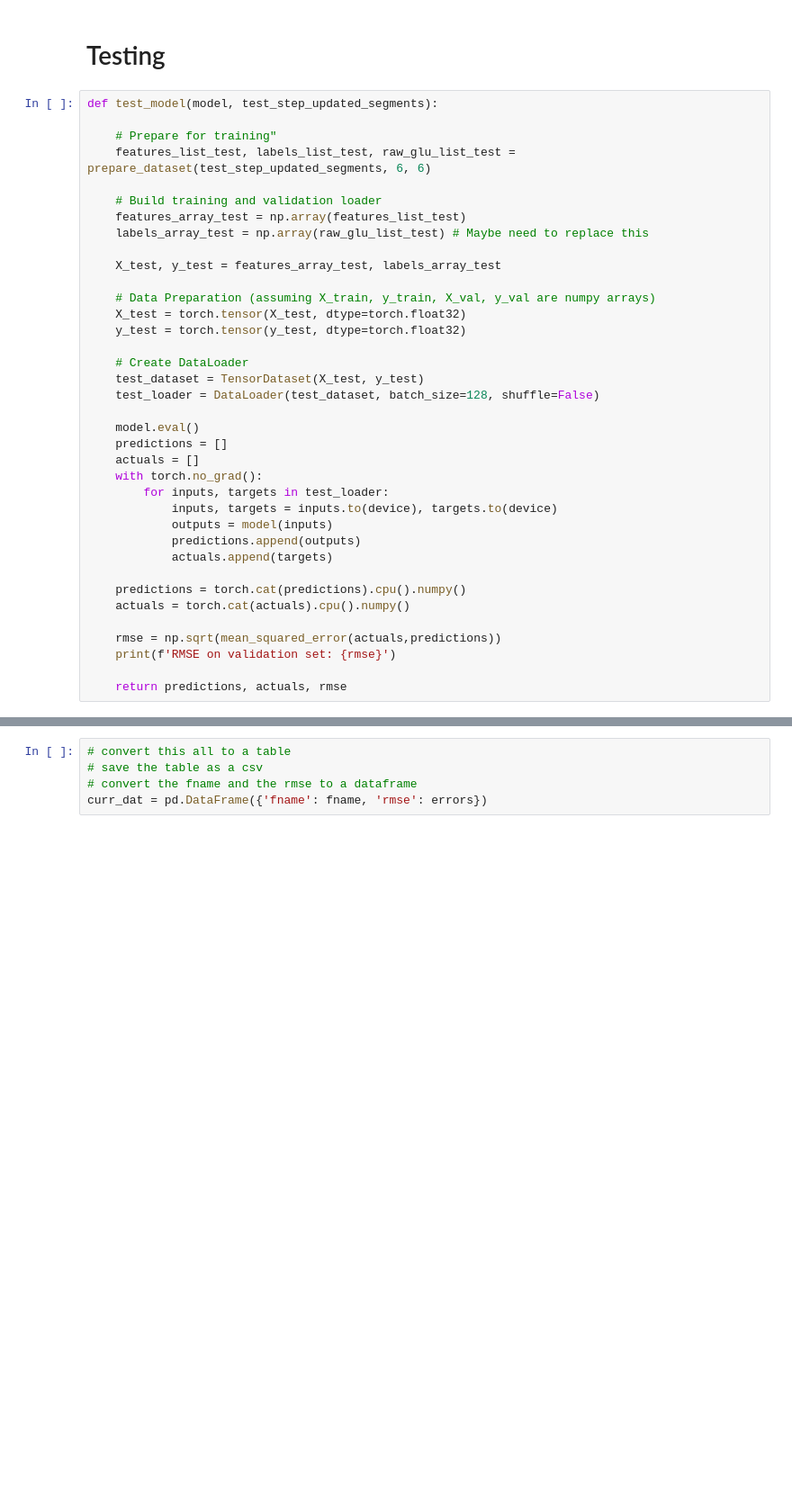
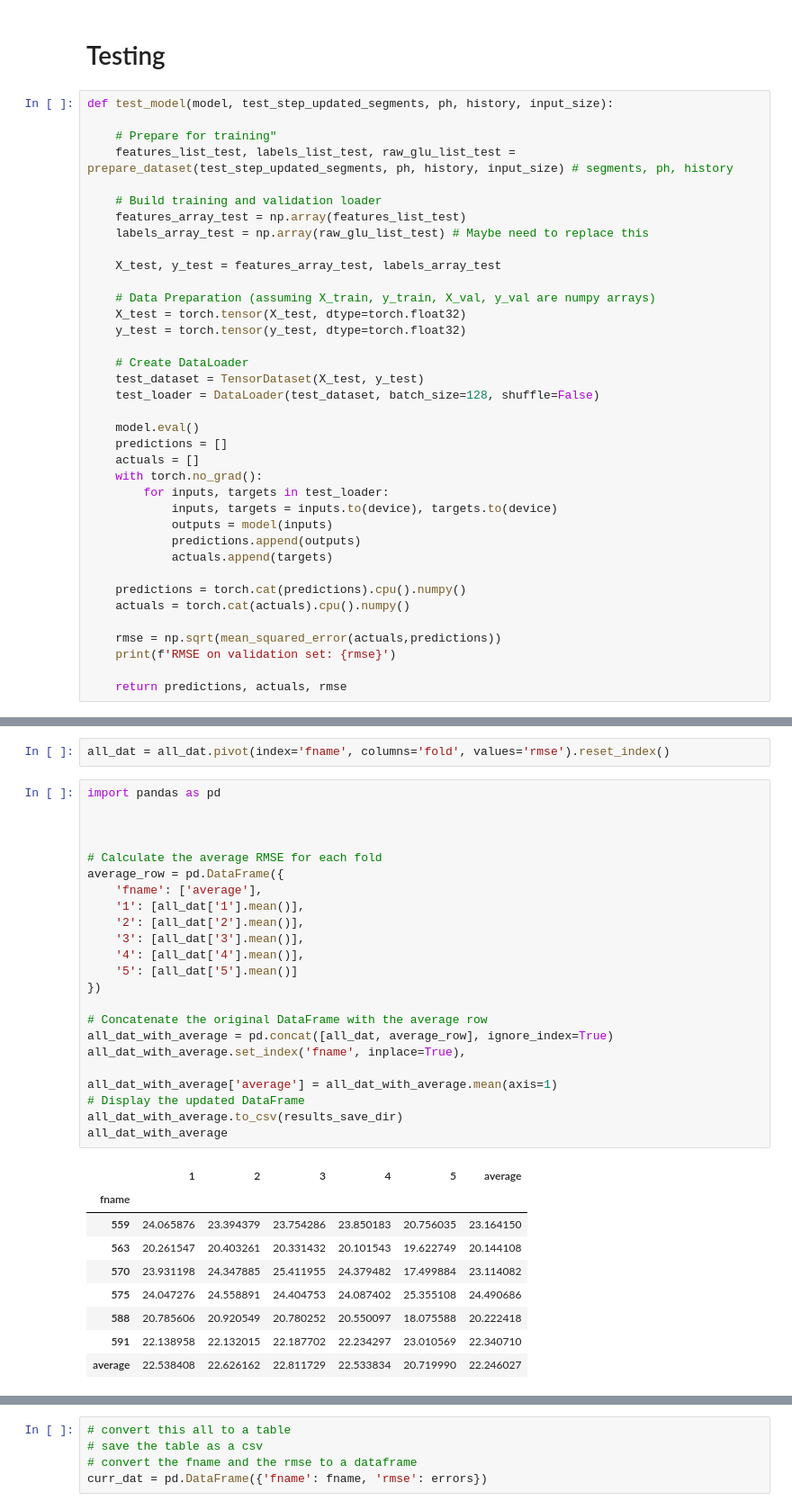
Before and after one commit to Augmented-Health-Lab/ReproGenBG_ML4H, a Jupyter notebook: StackedLSTM_again/StackedLSTM_Training_KFold.ipynb, the cells around one changed output, grey strips where cells are left out. Shown at 90% size. Saved outputs shown, nothing was run; the diff lists cells and outputs as text; blank space fills up the shorter version.

```diff
--- a/StackedLSTM_again/StackedLSTM_Training_KFold.ipynb
+++ b/StackedLSTM_again/StackedLSTM_Training_KFold.ipynb
@@ -354,10 +323,10 @@ plt.legend()
 # %% [markdown]
 # Testing
 # %%
-def test_model(model, test_step_updated_segments):
+def test_model(model, test_step_updated_segments, ph, history, input_size):
 
     # Prepare for training"
-    features_list_test, labels_list_test, raw_glu_list_test = prepare_dataset(test_step_updated_segments, 6, 6)
+    features_list_test, labels_list_test, raw_glu_list_test = prepare_dataset(test_step_updated_segments, ph, history, input_size) # segments, ph, history
 
     # Build training and validation loader
     features_array_test = np.array(features_list_test)
@@ -455,0 +455,35 @@ RMSE on validation set: 23.253759384155273
+# %%
+all_dat = all_dat.pivot(index='fname', columns='fold', values='rmse').reset_index()
+# %%
+import pandas as pd
+
+
+
+# Calculate the average RMSE for each fold
+average_row = pd.DataFrame({
+    'fname': ['average'],
+    '1': [all_dat['1'].mean()],
+    '2': [all_dat['2'].mean()],
+    '3': [all_dat['3'].mean()],
+    '4': [all_dat['4'].mean()],
+    '5': [all_dat['5'].mean()]
+})
+
+# Concatenate the original DataFrame with the average row
+all_dat_with_average = pd.concat([all_dat, average_row], ignore_index=True)
+all_dat_with_average.set_index('fname', inplace=True),
+
+all_dat_with_average['average'] = all_dat_with_average.mean(axis=1)
+# Display the updated DataFrame
+all_dat_with_average.to_csv(results_save_dir)
+all_dat_with_average
+# %% [output]
+|  | 1 | 2 | 3 | 4 | 5 | average |
+| fname |  |  |  |  |  |  |
+| 559 | 24.065876 | 23.394379 | 23.754286 | 23.850183 | 20.756035 | 23.164150 |
+| 563 | 20.261547 | 20.403261 | 20.331432 | 20.101543 | 19.622749 | 20.144108 |
+| 570 | 23.931198 | 24.347885 | 25.411955 | 24.379482 | 17.499884 | 23.114082 |
+| 575 | 24.047276 | 24.558891 | 24.404753 | 24.087402 | 25.355108 | 24.490686 |
+| 588 | 20.785606 | 20.920549 | 20.780252 | 20.550097 | 18.075588 | 20.222418 |
+| 591 | 22.138958 | 22.132015 | 22.187702 | 22.234297 | 23.010569 | 22.340710 |
+| average | 22.538408 | 22.626162 | 22.811729 | 22.533834 | 20.719990 | 22.246027 |
```
Also changed, not shown: parts of 24 cells of this notebook, 16 other files.
